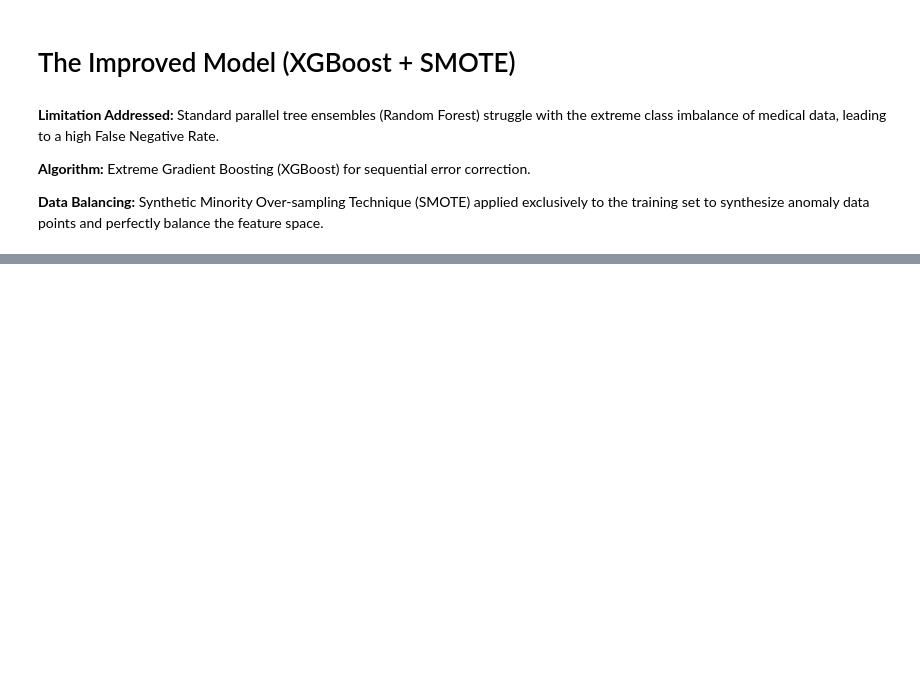
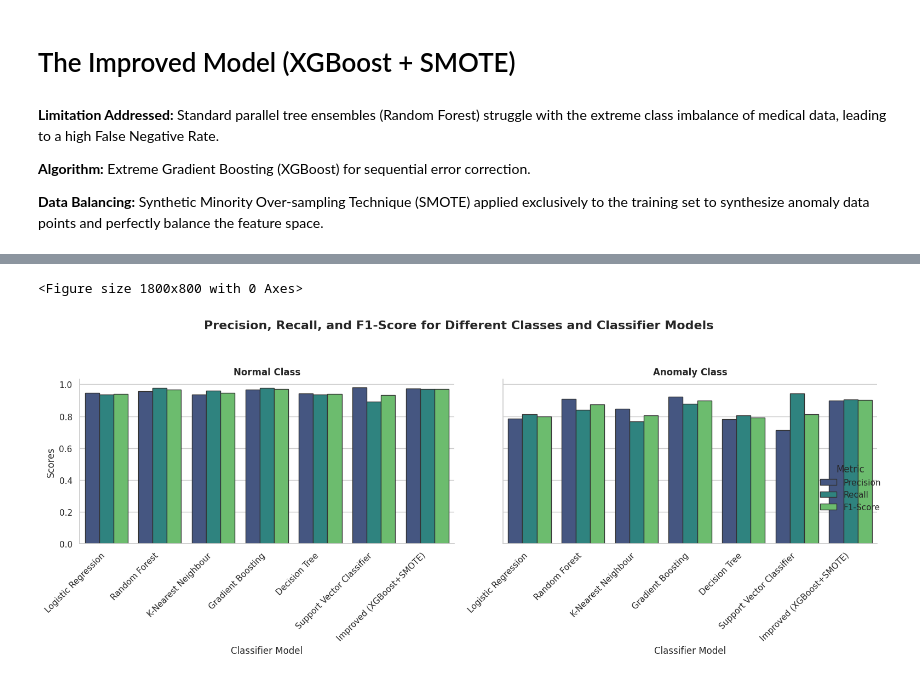
Before and after one commit to YadurajSiddarth/Fetal-monitoring-ctg-, a Jupyter notebook: Fetus_Monitoring_(CTG).ipynb, the cells around one changed output, grey strips where cells are left out. Drawn from its saved outputs; the diff is of its cells as text; code cells hidden in the pictures; blank space fills up the shorter version.

```diff
--- a/Fetus_Monitoring_(CTG).ipynb
+++ b/Fetus_Monitoring_(CTG).ipynb
@@ -508,0 +594,70 @@ SMOTE generates synthetic anomaly data by drawing straight lines between existin
+# %%
+# ==========================================
+# VISUALIZATION 2: PRECISION, RECALL, F1 BY CLASS
+# ==========================================
+# 1. Train all models and collect metrics
+models = {
+    'Logistic Regression': LogisticRegression(max_iter=1000, random_state=42),
+    'Random Forest': RandomForestClassifier(random_state=42, class_weight='balanced'),
+    'K-Nearest Neighbour': KNeighborsClassifier(),
+    'Gradient Boosting': GradientBoostingClassifier(random_state=42),
+    'Decision Tree': DecisionTreeClassifier(random_state=42, class_weight='balanced'),
+    'Support Vector Classifier': SVC(random_state=42, class_weight='balanced')
+}
+
+results = []
+
+# Train Baselines
+for name, model in models.items():
+    model.fit(X_train_sel, y_train)
+    y_pred = model.predict(X_test_sel)
+    for cls in [0, 1]:
+        results.append({
+            'Model': name, 'Class': 'Normal' if cls == 0 else 'Anomaly',
+            'Precision': precision_score(y_test, y_pred, pos_label=cls, zero_division=0),
+            'Recall': recall_score(y_test, y_pred, pos_label=cls, zero_division=0),
+            'F1-Score': f1_score(y_test, y_pred, pos_label=cls, zero_division=0)
+        })
+
+# Train Improved Model (XGBoost + SMOTE)
+X_train_smote, y_train_smote = SMOTE(random_state=42).fit_resample(X_train_sel, y_train)
+xgb = XGBClassifier(n_estimators=150, learning_rate=0.1, max_depth=5, random_state=42, eval_metric='logloss')
+xgb.fit(X_train_smote, y_train_smote)
+y_pred_xgb = xgb.predict(X_test_sel)
+
+for cls in [0, 1]:
+    results.append({
+        'Model': 'Improved (XGBoost+SMOTE)', 'Class': 'Normal' if cls == 0 else 'Anomaly',
+        'Precision': precision_score(y_test, y_pred_xgb, pos_label=cls, zero_division=0),
+        'Recall': recall_score(y_test, y_pred_xgb, pos_label=cls, zero_division=0),
+        'F1-Score': f1_score(y_test, y_pred_xgb, pos_label=cls, zero_division=0)
+    })
+
+# 2. Format data for plotting
+df_results = pd.DataFrame(results)
+df_melted = df_results.melt(id_vars=['Model', 'Class'],
+                            value_vars=['Precision', 'Recall', 'F1-Score'],
+                            var_name='Metric', value_name='Score')
+
+# 3. Plot Grouped Bar Chart
+plt.figure(figsize=(18, 8))
+sns.set_theme(style="whitegrid")
+
+# Create a grouped bar plot
+g = sns.catplot(
+    data=df_melted, kind="bar",
+    x="Model", y="Score", hue="Metric", col="Class",
+    palette="viridis", height=6, aspect=1.2, edgecolor=".2"
+)
+
+g.fig.suptitle('Precision, Recall, and F1-Score for Different Classes and Classifier Models',
+               fontsize=16, fontweight='bold', y=1.05)
+g.set_axis_labels("Classifier Model", "Scores", fontsize=12)
+g.set_xticklabels(rotation=45, ha='right', fontsize=11)
+g.set_titles("{col_name} Class", fontsize=14, fontweight='bold')
+
+plt.tight_layout()
+plt.show()
+# %% [output]
+<Figure size 1800x800 with 0 Axes>
+[figure, added]
```
Also changed, not shown: parts of 21 cells of this notebook.
